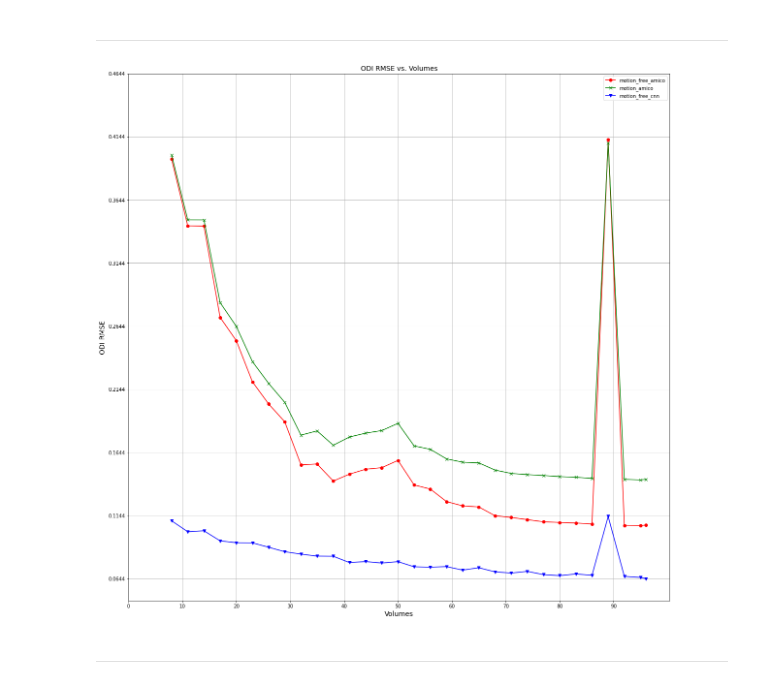
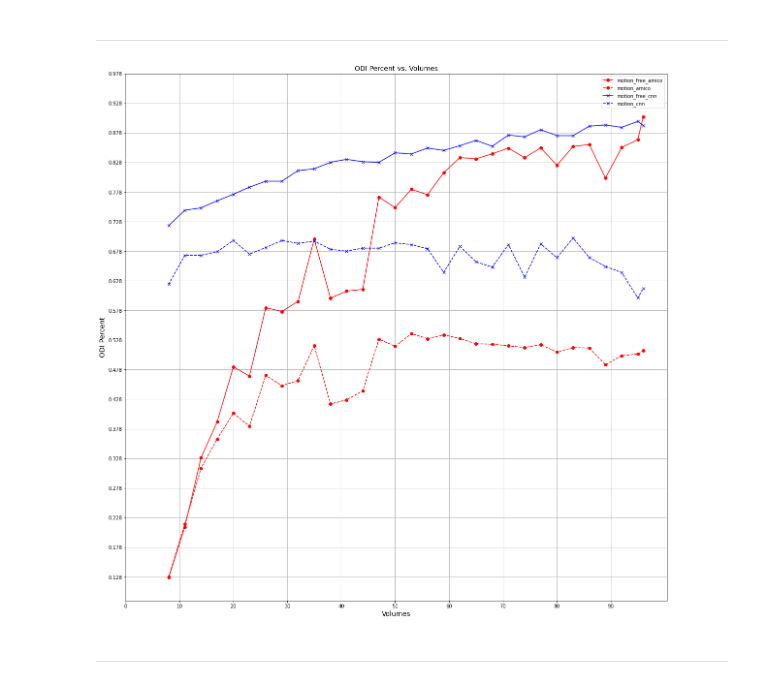
Before and after one commit to Victorvv-1024/IndividualProject, a Jupyter notebook: MedICSS2021_/Net/new_experiment_1_result.ipynb, the cells around one changed output. Cells and saved outputs as stored; diff of their text form; code cells hidden in the pictures.

```diff
--- a/MedICSS2021_/Net/new_experiment_1_result.ipynb
+++ b/MedICSS2021_/Net/new_experiment_1_result.ipynb
@@ -680,21 +399,49 @@ motion_ami_odi = [x[1] for x in motion_ami_rmse]
 motion_cnn_odi = [x[1] for x in motion_cnn_rmse]
+# %%
+# ODI percent values
+motion_free_ami_odi = [x[1] for x in motion_free_percent]
+motion_ami_odi = [x[1] for x in motion_ami_percent]
+
+motion_free_cnn_odi = [x[1] for x in motion_free_cnn_percent]
+motion_cnn_odi = [x[1] for x in motion_cnn_percent]
 # %%
-# plot graphs
+# plot RMSE graphs
 plt.figure(figsize=(20,20))
-plt.plot(volumes, motion_free_ami_odi, color='red', marker='o') # motion-free ami is red
-plt.plot(volumes, motion_ami_odi, color='green', marker='x') # motion ami is green
-plt.plot(volumes, motion_cnn_odi, color='blue', marker='v') # motion cnn is blue
+plt.plot(volumes, motion_free_ami_odi, color='red', marker='o')
+plt.plot(volumes, motion_ami_odi, color='red', marker='o', linestyle='dashed')
+
+plt.plot(volumes, motion_free_cnn_odi, color='blue', marker='x')
+plt.plot(volumes, motion_cnn_odi, color='blue', marker='x', linestyle='dashed')
+
 plt.title('ODI RMSE vs. Volumes', fontsize=14)
 plt.xlabel('Volumes', fontsize=14)
 plt.xticks( range(0,100,10) )   # Put x axis ticks every 10 units.
 plt.ylabel('ODI RMSE', fontsize=14)
-plt.yticks(np.arange(min(motion_cnn_odi), max(motion_ami_odi)+0.1, 0.05))
-plt.legend(['motion_free_amico', 'motion_amico', 'motion_free_cnn'], loc='upper right')
+plt.yticks(np.arange(min(motion_free_cnn_odi), max(motion_ami_odi)+0.1, 0.05))
+plt.legend(['motion_free_amico', 'motion_amico', 'motion_free_cnn', 'motion_cnn'], loc='upper right')
 plt.grid(True)
 # save picture
-plt.savefig(os.path.join('/home/vw/Data/IndividualProject/MedICSS2021_/Net/new_exp1_results/s3', 'odi_performance.jpg'),transparent=True)
+plt.savefig(os.path.join('/home/vw/Data/IndividualProject/MedICSS2021_/Net/new_exp1_results/s4', 'odi_performance.jpg'),transparent=True)
-# %% [output]
-[figure, removed]
+# %%
+# plot Percent graphs
+plt.figure(figsize=(20,20))
+plt.plot(volumes, motion_free_ami_odi, color='red', marker='o')
+plt.plot(volumes, motion_ami_odi, color='red', marker='o', linestyle='dashed')
+
+plt.plot(volumes, motion_free_cnn_odi, color='blue', marker='x')
+plt.plot(volumes, motion_cnn_odi, color='blue', marker='x', linestyle='dashed')
+
+plt.title('ODI Percent vs. Volumes', fontsize=14)
+plt.xlabel('Volumes', fontsize=14)
+plt.xticks( range(0,100,10) )   # Put x axis ticks every 10 units.
+plt.ylabel('ODI Percent', fontsize=14)
+plt.yticks(np.arange(min(motion_ami_odi), max(motion_free_cnn_odi)+0.1, 0.05))
+plt.legend(['motion_free_amico', 'motion_amico', 'motion_free_cnn', 'motion_cnn'], loc='upper right')
+plt.grid(True)
+# save picture
+plt.savefig(os.path.join('/home/vw/Data/IndividualProject/MedICSS2021_/Net/new_exp1_results/s4', 'odi_performance_percent.jpg'),transparent=True)
+# %% [output]
+[figure, added]
 # %% [markdown]
 -------------
 # %%
```
Also changed, not shown: parts of 96 cells of this notebook.
